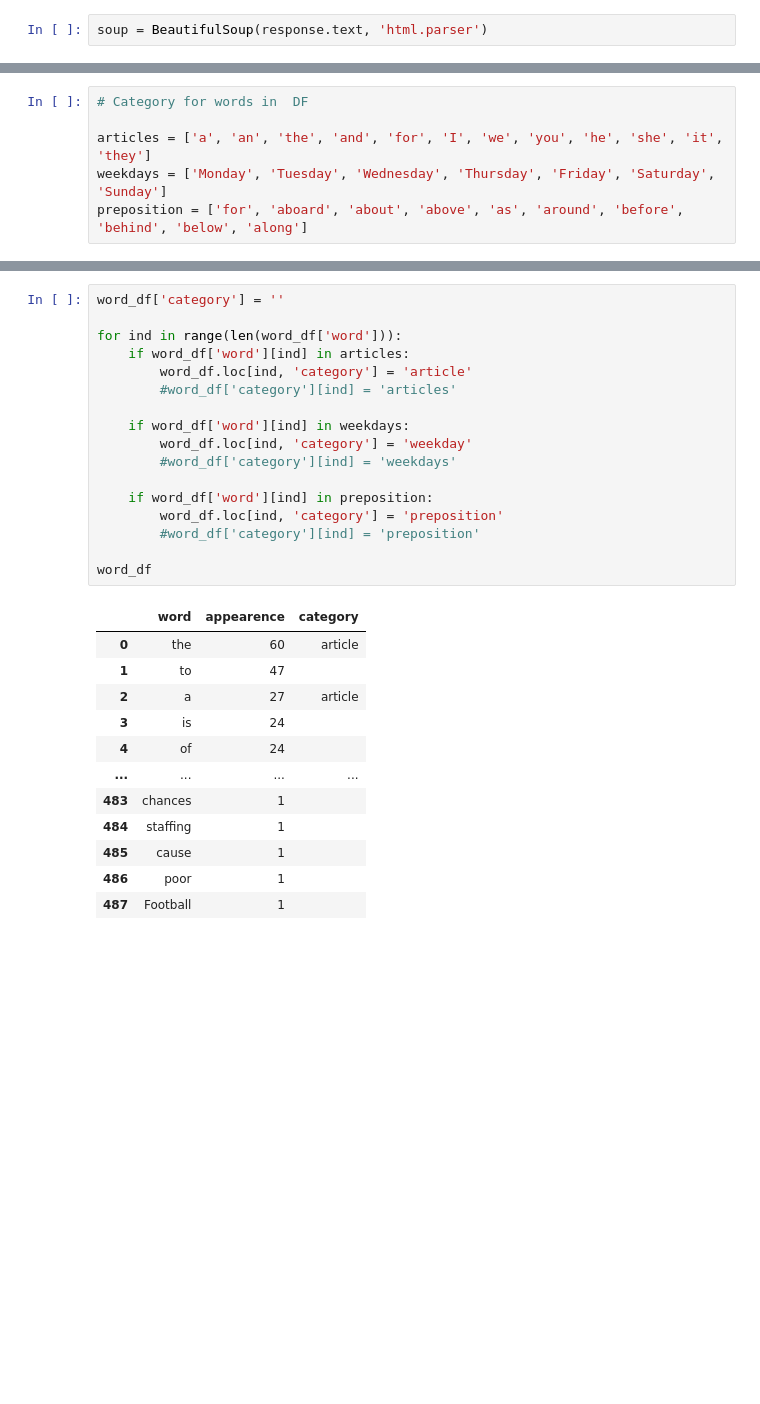
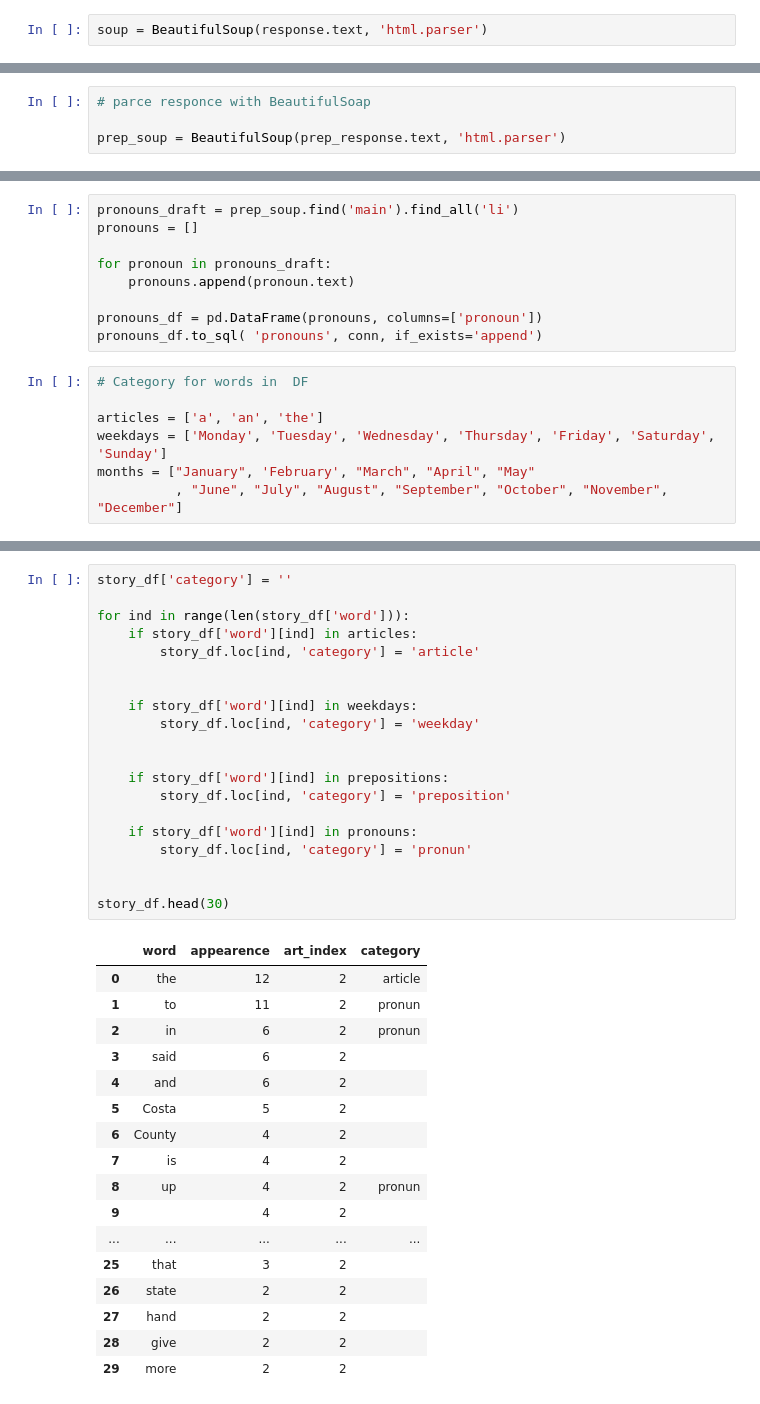
Before and after one commit to lanakimova/ETL-project, a Jupyter notebook: etl-chellenge.ipynb, the cells around one changed output, grey strips where cells are left out. Drawn from its saved outputs; the diff is of its cells as text; blank space fills up the shorter version.

```diff
--- a/etl-chellenge.ipynb
+++ b/etl-chellenge.ipynb
@@ -207,0 +176,4 @@ word_df
+# %%
+# parce responce with BeautifulSoap
+
+prep_soup = BeautifulSoup(prep_response.text, 'html.parser')
@@ -208,6 +195,16 @@ word_df
+# %%
+pronouns_draft = prep_soup.find('main').find_all('li')
+pronouns = []
+
+for pronoun in pronouns_draft:
+    pronouns.append(pronoun.text)
+
+pronouns_df = pd.DataFrame(pronouns, columns=['pronoun'])
+pronouns_df.to_sql( 'pronouns', conn, if_exists='append')
 # %%
 # Category for words in  DF
 
-articles = ['a', 'an', 'the', 'and', 'for', 'I', 'we', 'you', 'he', 'she', 'it', 'they']
+articles = ['a', 'an', 'the']
 weekdays = ['Monday', 'Tuesday', 'Wednesday', 'Thursday', 'Friday', 'Saturday', 'Sunday']
-preposition = ['for', 'aboard', 'about', 'above', 'as', 'around', 'before', 'behind', 'below', 'along']
+months = ["January", 'February', "March", "April", "May"
+          , "June", "July", "August", "September", "October", "November", "December"]
@@ -214,30 +213,38 @@ preposition = ['for', 'aboard', 'about', 'above', 'as', 'around', 'before', 'beh
 # %%
-word_df['category'] = ''
+story_df['category'] = ''
 
-for ind in range(len(word_df['word'])):
-    if word_df['word'][ind] in articles:
-        word_df.loc[ind, 'category'] = 'article'
-        #word_df['category'][ind] = 'articles'
+for ind in range(len(story_df['word'])):
+    if story_df['word'][ind] in articles:
+        story_df.loc[ind, 'category'] = 'article'
 
-    if word_df['word'][ind] in weekdays:
-        word_df.loc[ind, 'category'] = 'weekday'
-        #word_df['category'][ind] = 'weekdays'
 
-    if word_df['word'][ind] in preposition:
-        word_df.loc[ind, 'category'] = 'preposition'
-        #word_df['category'][ind] = 'preposition'
+    if story_df['word'][ind] in weekdays:
+        story_df.loc[ind, 'category'] = 'weekday'
 
-word_df
+
+    if story_df['word'][ind] in prepositions:
+        story_df.loc[ind, 'category'] = 'preposition'
+
+    if story_df['word'][ind] in pronouns:
+        story_df.loc[ind, 'category'] = 'pronun'
+
+
+story_df.head(30)
 # %% [output]
-|  | word | appearence | category |
-| 0 | the | 60 | article |
-| 1 | to | 47 |  |
-| 2 | a | 27 | article |
-| 3 | is | 24 |  |
-| 4 | of | 24 |  |
-| ... | ... | ... | ... |
-| 483 | chances | 1 |  |
-| 484 | staffing | 1 |  |
-| 485 | cause | 1 |  |
-| 486 | poor | 1 |  |
-| 487 | Football | 1 |  |
+|  | word | appearence | art_index | category |
+| 0 | the | 12 | 2 | article |
+| 1 | to | 11 | 2 | pronun |
+| 2 | in | 6 | 2 | pronun |
+| 3 | said | 6 | 2 |  |
+| 4 | and | 6 | 2 |  |
+| 5 | Costa | 5 | 2 |  |
+| 6 | County | 4 | 2 |  |
+| 7 | is | 4 | 2 |  |
+| 8 | up | 4 | 2 | pronun |
+| 9 |  | 4 | 2 |  |
+| ... | ... | ... | ... | ... |
+| 25 | that | 3 | 2 |  |
+| 26 | state | 2 | 2 |  |
+| 27 | hand | 2 | 2 |  |
+| 28 | give | 2 | 2 |  |
+| 29 | more | 2 | 2 |  |
```
Also changed, not shown: parts of 29 cells of this notebook, 1 other file.
